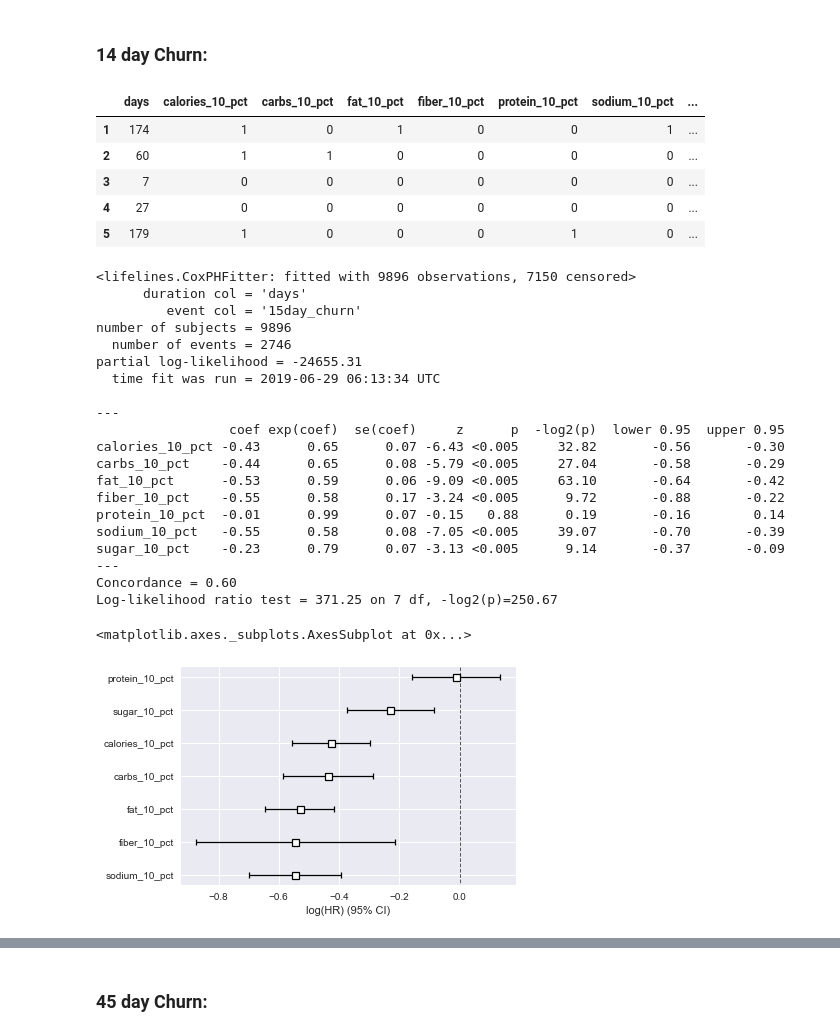
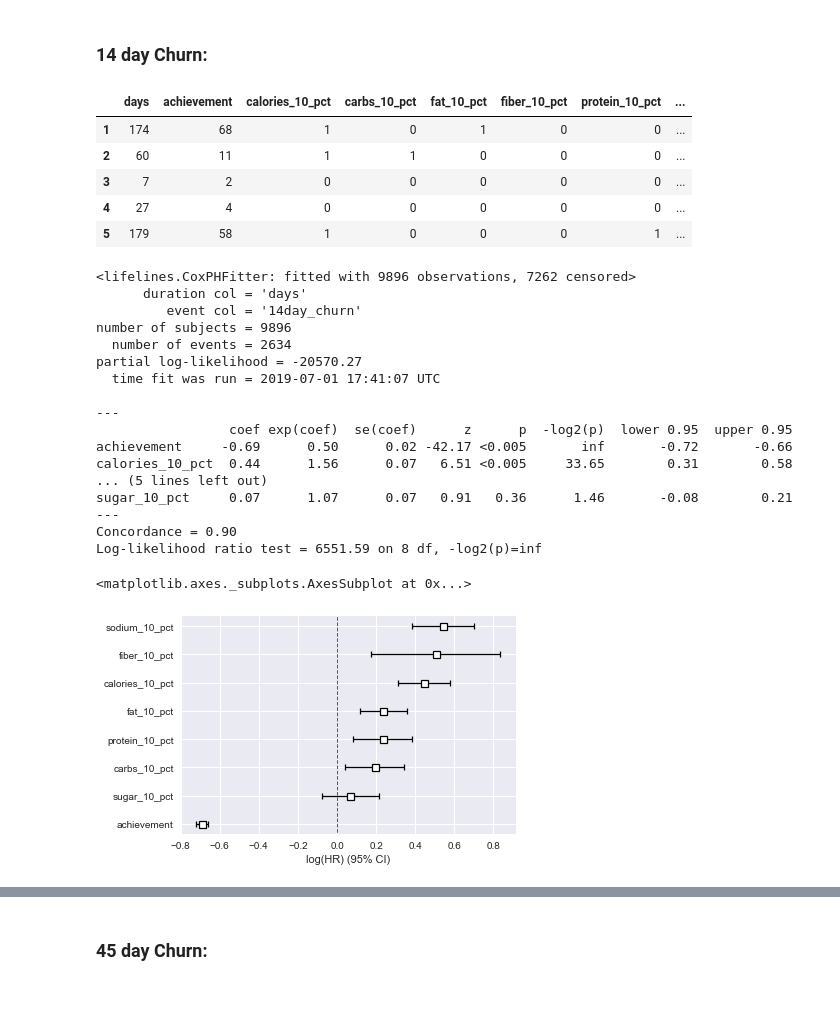
Before and after one commit to rokaandy/mfp-nutrition-survival-analysis, a Jupyter notebook: nutrition.ipynb, the cells around one changed output, grey strips where cells are left out. Saved outputs shown, nothing was run; the diff lists cells and outputs as text; code cells hidden in the pictures; blank space fills up the shorter version.

Commit message:
Redo survival analysis with achievement column

```diff
--- a/nutrition.ipynb
+++ b/nutrition.ipynb
@@ -205,3 +281,5 @@ combine_df.head()
+# %%
+combine_df = pd.read_pickle('combine_df.pkl')
 # %%
 nutrients = ['calories','carbs','fat','fiber','protein','sodium','sugar']
 
@@ -230,46 +308,43 @@ survival_df.head()
 from lifelines import CoxPHFitter, KaplanMeierFitter
 from sklearn.model_selection import train_test_split
 # %%
-survival_df['15day_churn'] = np.where(survival_df['days'] <= 15, 1, 0)
+survival_df['14day_churn'] = np.where(survival_df['days'] <= 14, 1, 0)
 # %%
 survival_df.head()
 # %% [output]
-|  | days | calories_10_pct | carbs_10_pct | fat_10_pct | fiber_10_pct | protein_10_pct | sodium_10_pct | ... |
-| 1 | 174 | 1 | 0 | 1 | 0 | 0 | 1 | ... |
-| 2 | 60 | 1 | 1 | 0 | 0 | 0 | 0 | ... |
-| 3 | 7 | 0 | 0 | 0 | 0 | 0 | 0 | ... |
-| 4 | 27 | 0 | 0 | 0 | 0 | 0 | 0 | ... |
-| 5 | 179 | 1 | 0 | 0 | 0 | 1 | 0 | ... |
+|  | days | achievement | calories_10_pct | carbs_10_pct | fat_10_pct | fiber_10_pct | protein_10_pct | ... |
+| 1 | 174 | 68 | 1 | 0 | 1 | 0 | 0 | ... |
+| 2 | 60 | 11 | 1 | 1 | 0 | 0 | 0 | ... |
+| 3 | 7 | 2 | 0 | 0 | 0 | 0 | 0 | ... |
+| 4 | 27 | 4 | 0 | 0 | 0 | 0 | 0 | ... |
+| 5 | 179 | 58 | 1 | 0 | 0 | 0 | 1 | ... |
 # %%
 cph = CoxPHFitter()
-fifteen_days = cph.fit(survival_df, duration_col='days', event_col='15day_churn')
-fifteen_days.print_summary()
+fourteen_days = cph.fit(survival_df, duration_col='days', event_col='14day_churn')
+fourteen_days.print_summary()
 # %% [output]
-<lifelines.CoxPHFitter: fitted with 9896 observations, 7150 censored>
+<lifelines.CoxPHFitter: fitted with 9896 observations, 7262 censored>
       duration col = 'days'
-         event col = '15day_churn'
+         event col = '14day_churn'
 number of subjects = 9896
-  number of events = 2746
-partial log-likelihood = -24655.31
-  time fit was run = 2019-06-29 06:13:34 UTC
+  number of events = 2634
+partial log-likelihood = -20570.27
+  time fit was run = 2019-07-01 17:41:07 UTC
 
 ---
-                 coef exp(coef)  se(coef)     z      p  -log2(p)  lower 0.95  upper 0.95
-calories_10_pct -0.43      0.65      0.07 -6.43 <0.005     32.82       -0.56       -0.30
-carbs_10_pct    -0.44      0.65      0.08 -5.79 <0.005     27.04       -0.58       -0.29
-fat_10_pct      -0.53      0.59      0.06 -9.09 <0.005     63.10       -0.64       -0.42
-fiber_10_pct    -0.55      0.58      0.17 -3.24 <0.005      9.72       -0.88       -0.22
-protein_10_pct  -0.01      0.99      0.07 -0.15   0.88      0.19       -0.16        0.14
-sodium_10_pct   -0.55      0.58      0.08 -7.05 <0.005     39.07       -0.70       -0.39
-sugar_10_pct    -0.23      0.79      0.07 -3.13 <0.005      9.14       -0.37       -0.09
+                 coef exp(coef)  se(coef)      z      p  -log2(p)  lower 0.95  upper 0.95
+achievement     -0.69      0.50      0.02 -42.17 <0.005       inf       -0.72       -0.66
+calories_10_pct  0.44      1.56      0.07   6.51 <0.005     33.65        0.31        0.58
+... (5 lines left out)
+sugar_10_pct     0.07      1.07      0.07   0.91   0.36      1.46       -0.08        0.21
 ---
-Concordance = 0.60
-Log-likelihood ratio test = 371.25 on 7 df, -log2(p)=250.67
+Concordance = 0.90
+Log-likelihood ratio test = 6551.59 on 8 df, -log2(p)=inf
 # %%
-fifteen_days.plot()
+fourteen_days.plot()
 # %% [output]
 <matplotlib.axes._subplots.AxesSubplot at 0x...>
-[figure, old version]
+[figure, new version]
 # %%
 cph.plot_covariate_groups('sodium_10_pct', [0, 2, 4, 8], cmap='coolwarm')
 # %% [output]
```
Also changed, not shown: parts of 30 cells of this notebook, 1 other file.
